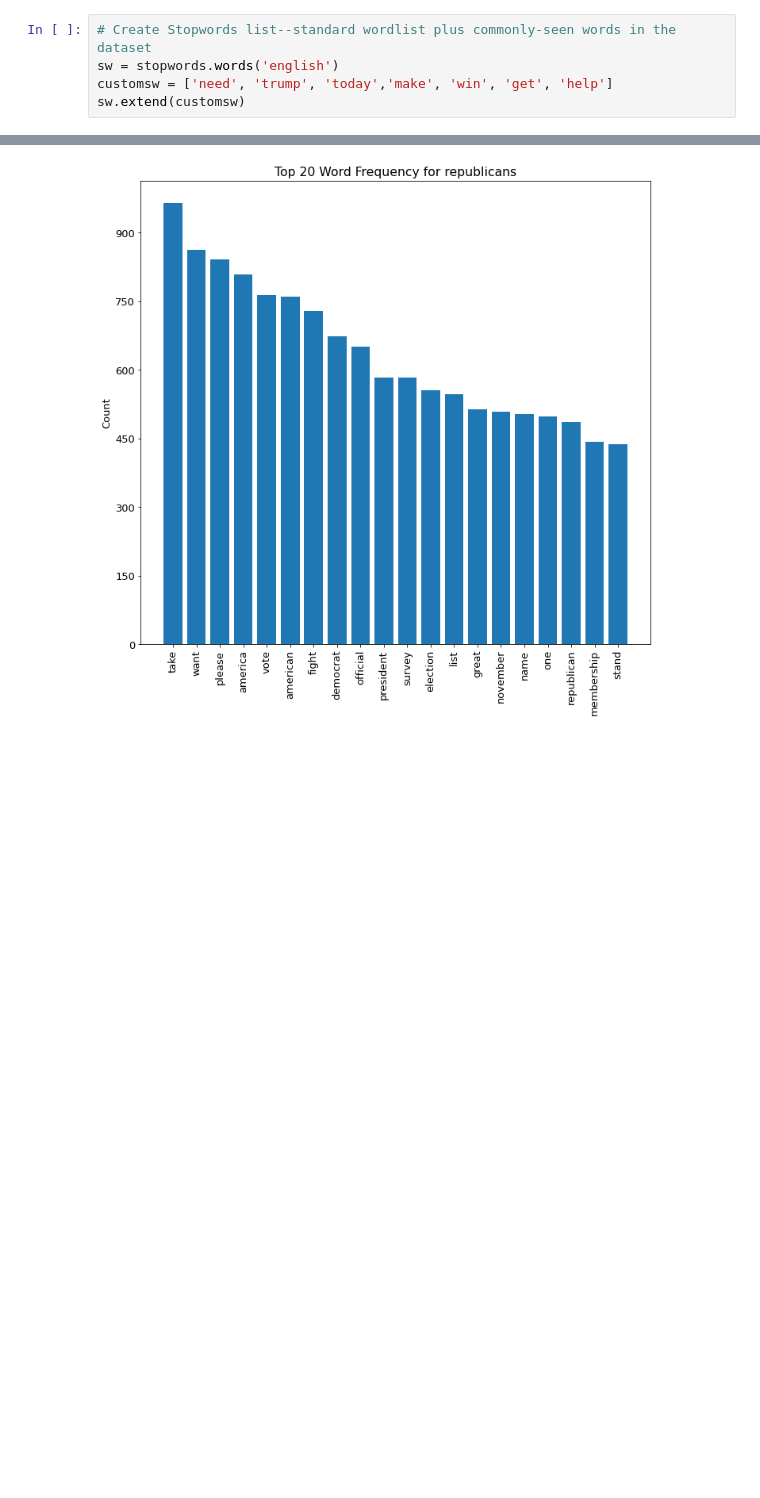
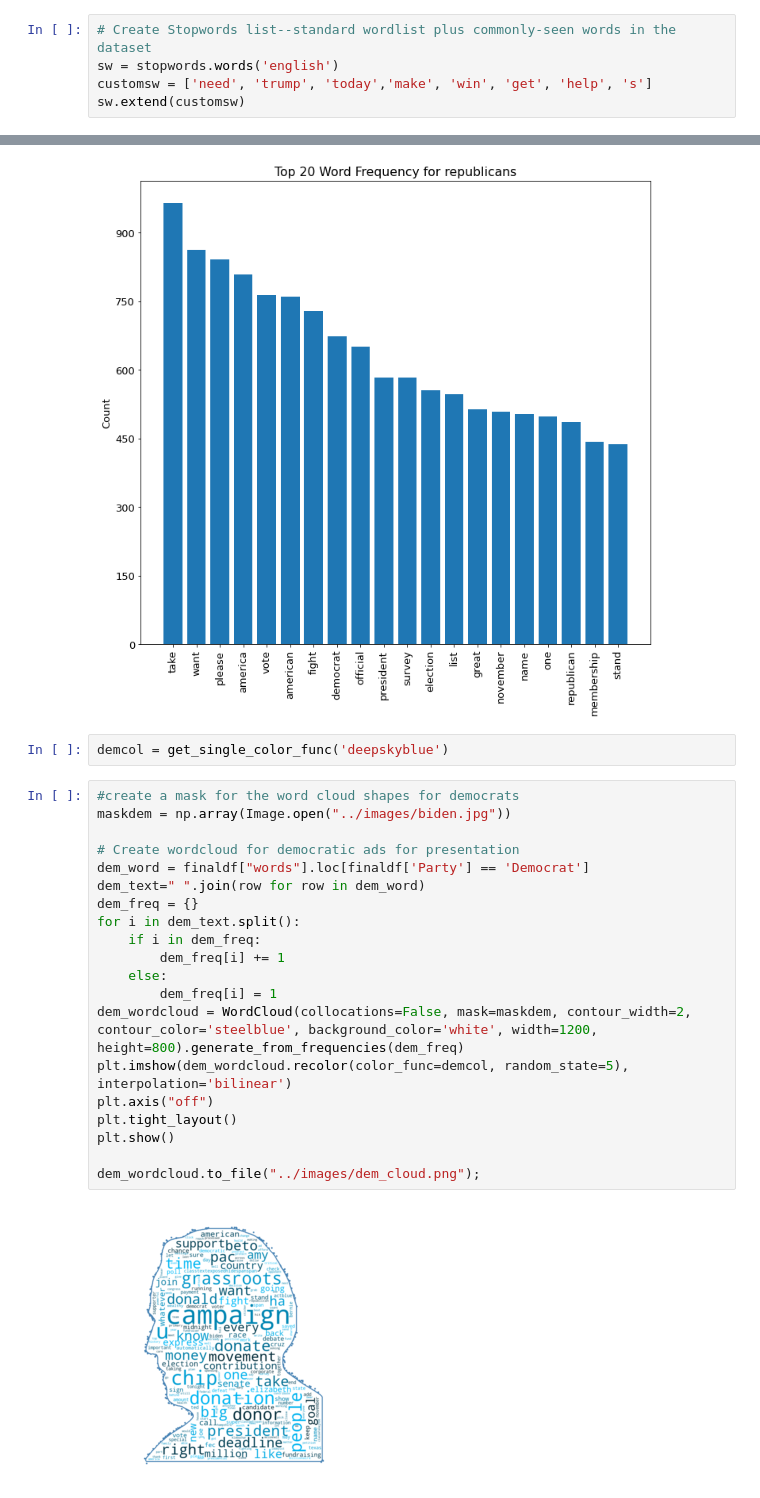
Before and after one commit to JohnSheehan8/Capstone-Political-data, a Jupyter notebook: workingNB/Working_Notebook.ipynb, the cells around one changed output, grey strips where cells are left out. Drawn from its saved outputs; the diff is of its cells as text; blank space fills up the shorter version.

```diff
--- a/workingNB/Working_Notebook.ipynb
+++ b/workingNB/Working_Notebook.ipynb
@@ -417,7 +425,7 @@ See the caveats in the documentation: https://pandas.pydata.org/pandas-docs/stab
 # %%
 # Create Stopwords list--standard wordlist plus commonly-seen words in the dataset
 sw = stopwords.words('english')
-customsw = ['need', 'trump', 'today','make', 'win', 'get', 'help']
+customsw = ['need', 'trump', 'today','make', 'win', 'get', 'help', 's']
 sw.extend(customsw)
 # %%
 # Helper function to remove stopwords
@@ -516,3 +524,27 @@ sample_freq_dist = FreqDist(finaldf["tokens"].loc[finaldf['Party'] == 'Republica
 visualize_top_20(sample_freq_dist, "Top 20 Word Frequency for republicans")
 # %% [output]
 [figure]
+# %%
+demcol = get_single_color_func('deepskyblue')
+# %%
+#create a mask for the word cloud shapes for democrats
+maskdem = np.array(Image.open("../images/biden.jpg"))
+
+# Create wordcloud for democratic ads for presentation
+dem_word = finaldf["words"].loc[finaldf['Party'] == 'Democrat']
+dem_text=" ".join(row for row in dem_word)
+dem_freq = {}
+for i in dem_text.split():
+    if i in dem_freq:
+        dem_freq[i] += 1
+    else:
+        dem_freq[i] = 1
+dem_wordcloud = WordCloud(collocations=False, mask=maskdem, contour_width=2, contour_color='steelblue', background_color='white', width=1200, height=800).generate_from_frequencies(dem_freq)
+plt.imshow(dem_wordcloud.recolor(color_func=demcol, random_state=5), interpolation='bilinear')
+plt.axis("off")
+plt.tight_layout()
+plt.show()
+
+dem_wordcloud.to_file("../images/dem_cloud.png");
+# %% [output]
+[figure, added]
```
Also changed, not shown: parts of 56 cells of this notebook, 5 other files.
